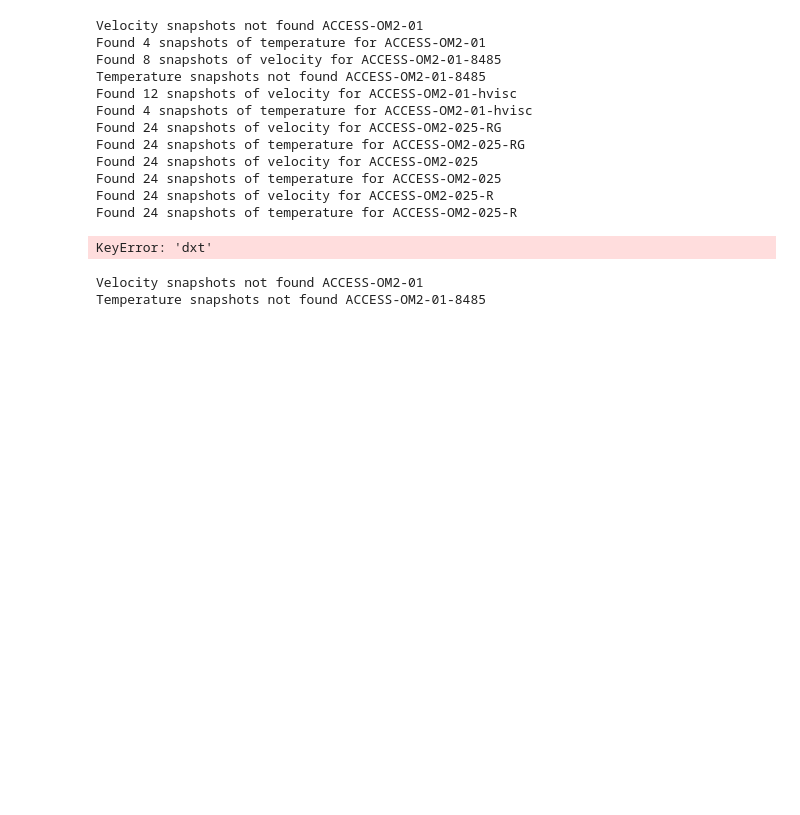
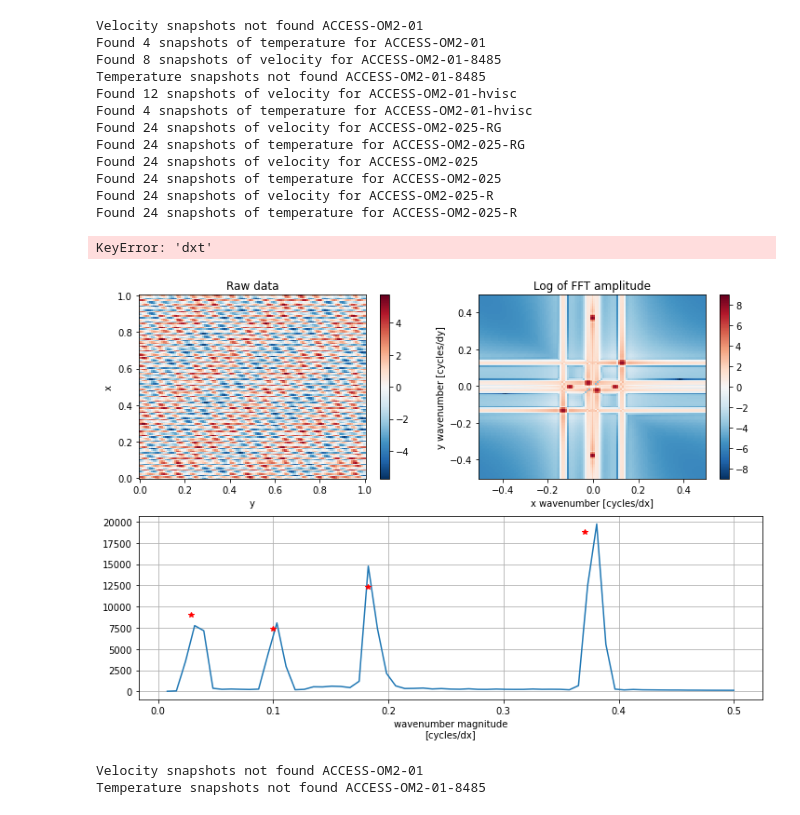
Before and after one commit to rmholmes/cosima-scripts, a Jupyter notebook: spectra_simple.ipynb, the cells around one changed output. Cells and saved outputs as stored; diff of their text form; code cells hidden in the pictures; blank space fills up the shorter version.

Commit message:
Add testing.

```diff
--- a/spectra_simple.ipynb
+++ b/spectra_simple.ipynb
@@ -238,6 +238,49 @@ def azimuthal_sum(v2dtfft):
     v2dtfftradial.k.attrs['units'] = 'cycles/dx'
     v2dtfftradial.k.attrs['long_name'] = 'wavenumber magnitude'
     return v2dtfftradial
+# %%
+# Testing with dummy data
+
+# dimensions
+xL, yL = 128, 128
+x, y = np.linspace(0.,1.,xL),np.linspace(0.,1.,yL)
+dx, dy = 1./xL, 1./yL
+X, Y = np.meshgrid(x,y)
+t = [0]
+
+# dummy solution
+k1, k2, kx, ky = 2.*np.pi/(5.5*dx), 2.*np.pi/(35.*dx), 2.*np.pi/(10.*dx), 2.*np.pi/(2.7*dx)
+a1, a2, ax, ay = 1.5, 1.1, 0.9, 2.3
+data = np.zeros((1,xL,yL))
+data[0,:,:] = a1*np.sin(k1*(X+Y)/np.sqrt(2.)) + a2*np.sin(k2*(X-Y)/np.sqrt(2.)) + ax*np.sin(kx*X) + ay*np.sin(ky*Y)
+
+# calc/plot spectra
+dummy = xr.DataArray(data,coords=[t,x,y],dims=['t','x','y'])
+
+fft = fftgrid(dummy)
+fftradial = azimuthal_sum(fft)
+
+fig2 = plt.figure(figsize=(12,8))
+plt.subplot(2,2,1)
+dummy.plot()
+plt.title('Raw data')
+plt.subplot(2,2,2)
+np.log(fft).plot()
+plt.title('Log of FFT amplitude')
+plt.subplot(2,2,(3,4))
+fftradial.plot()
+#mxmn = [np.min(fftradial),np.max(fftradial)]
+#plt.plot([k1*dx/2./np.pi,k1*dx/2./np.pi],mxmn,'-r')
+#plt.plot([k2*dx/2./np.pi,k2*dx/2./np.pi],mxmn,'-r')
+#plt.plot([kx*dx/2./np.pi,kx*dx/2./np.pi],mxmn,'-r')
+#plt.plot([ky*dx/2./np.pi,ky*dx/2./np.pi],mxmn,'-r')
+plt.plot([k1*dx/2./np.pi],[a1*xL*xL/2.],'*r')
+plt.plot([k2*dx/2./np.pi],[a2*xL*xL/2.],'*r')
+plt.plot([kx*dx/2./np.pi],[ax*xL*xL/2.],'*r')
+plt.plot([ky*dx/2./np.pi],[ay*xL*xL/2.],'*r')
+plt.grid()
+# %% [output]
+[figure, added]
 # %%
 for locname,loc in locations.items():
     fig = plt.figure(figsize=(12,5.5*len(kes.keys())))
```
Also changed, not shown: parts of 1 cell of this notebook.
